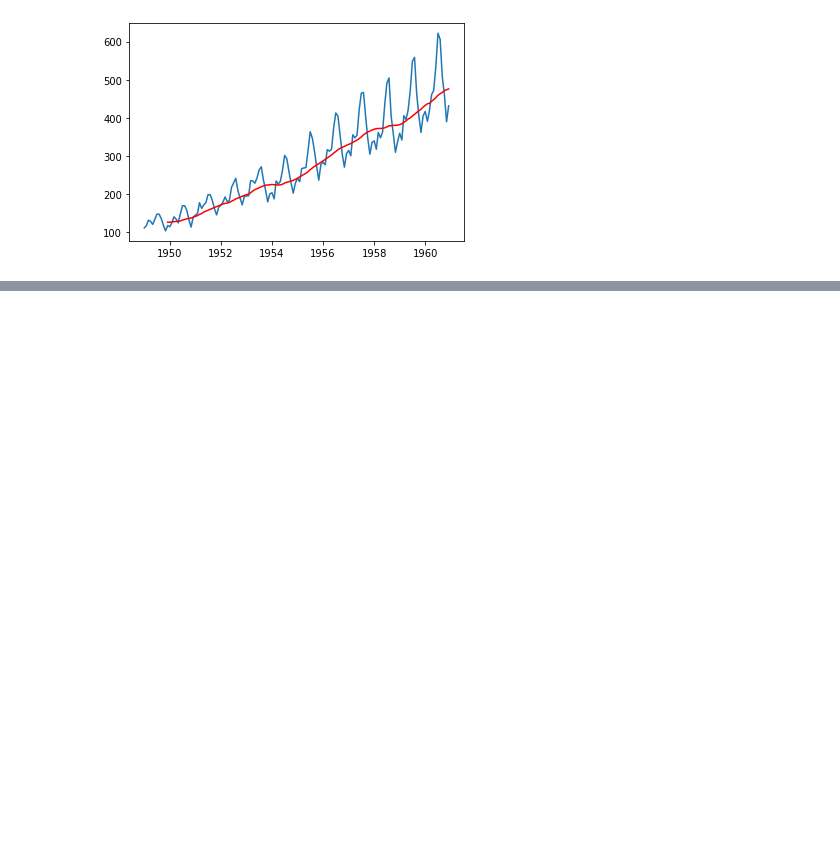
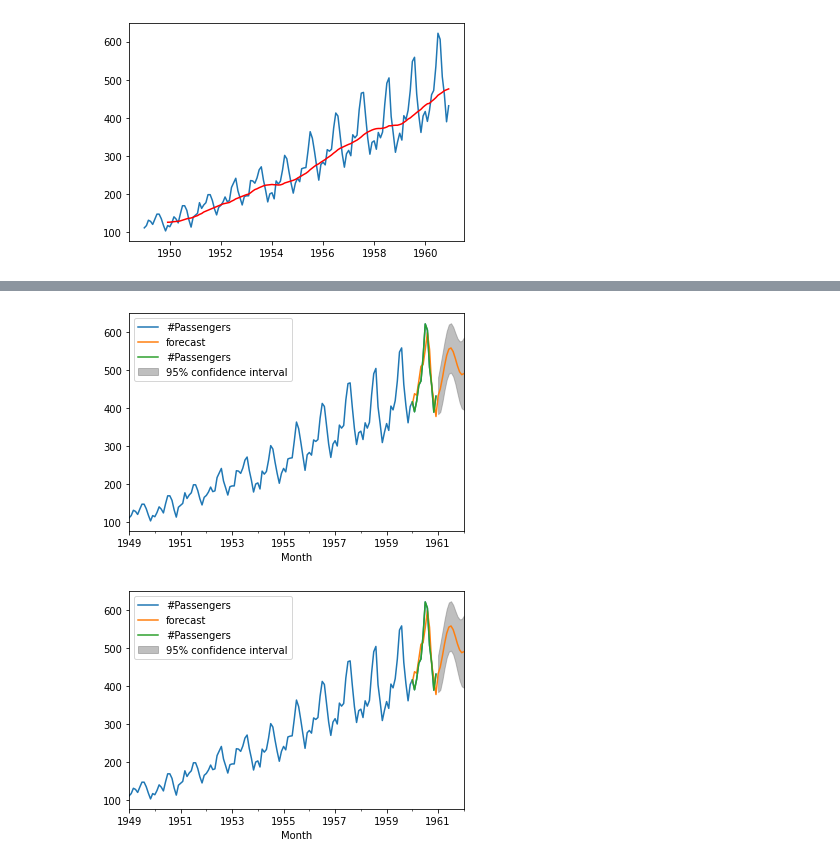
Before and after one commit to edlorencetti/Curso-Ci-ncia-de-dados, a Jupyter notebook: Exercicios_Ciencia_de_dados.ipynb, the cells around one changed output, grey strips where cells are left out. Cells and saved outputs as stored; diff of their text form; code cells hidden in the pictures; blank space fills up the shorter version.

Commit message:
Previsões com ARIMA

```diff
--- a/Exercicios_Ciencia_de_dados.ipynb
+++ b/Exercicios_Ciencia_de_dados.ipynb
@@ -439,0 +446,4 @@ plt.plot(media_movel, color='red')
+# %%
+modelo = ARIMA(ts, order=(2, 1, 2))
+modelo_treinado = modelo.fit()
+modelo_treinado.summary()
@@ -439,0 +473,6 @@ plt.plot(media_movel, color='red')
+# %%
+eixo = ts.plot()
+modelo_treinado.plot_predict('1960-01-01', '1962-01-01', ax = eixo, plot_insample=True)
+# %% [output]
+[figure, added]
+[figure, added]
```
Also changed, not shown: parts of 5 cells of this notebook.
